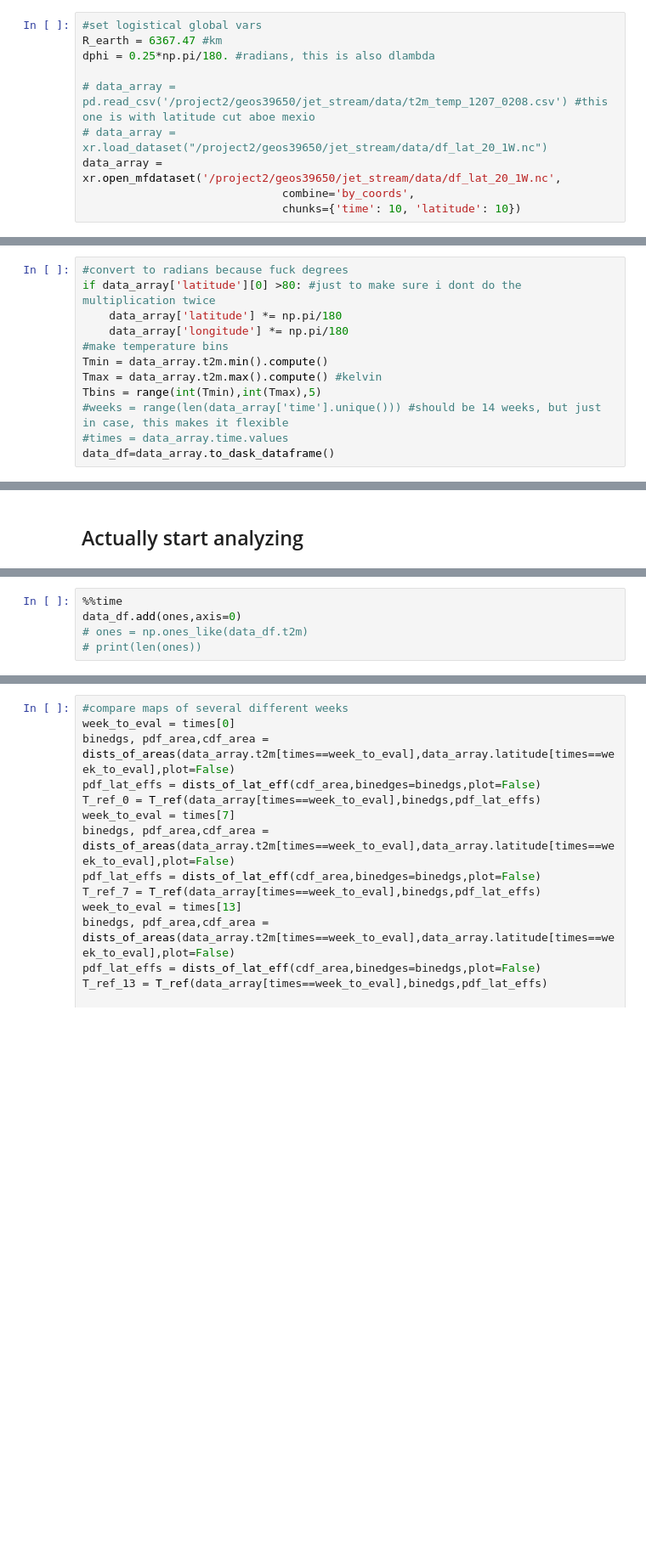
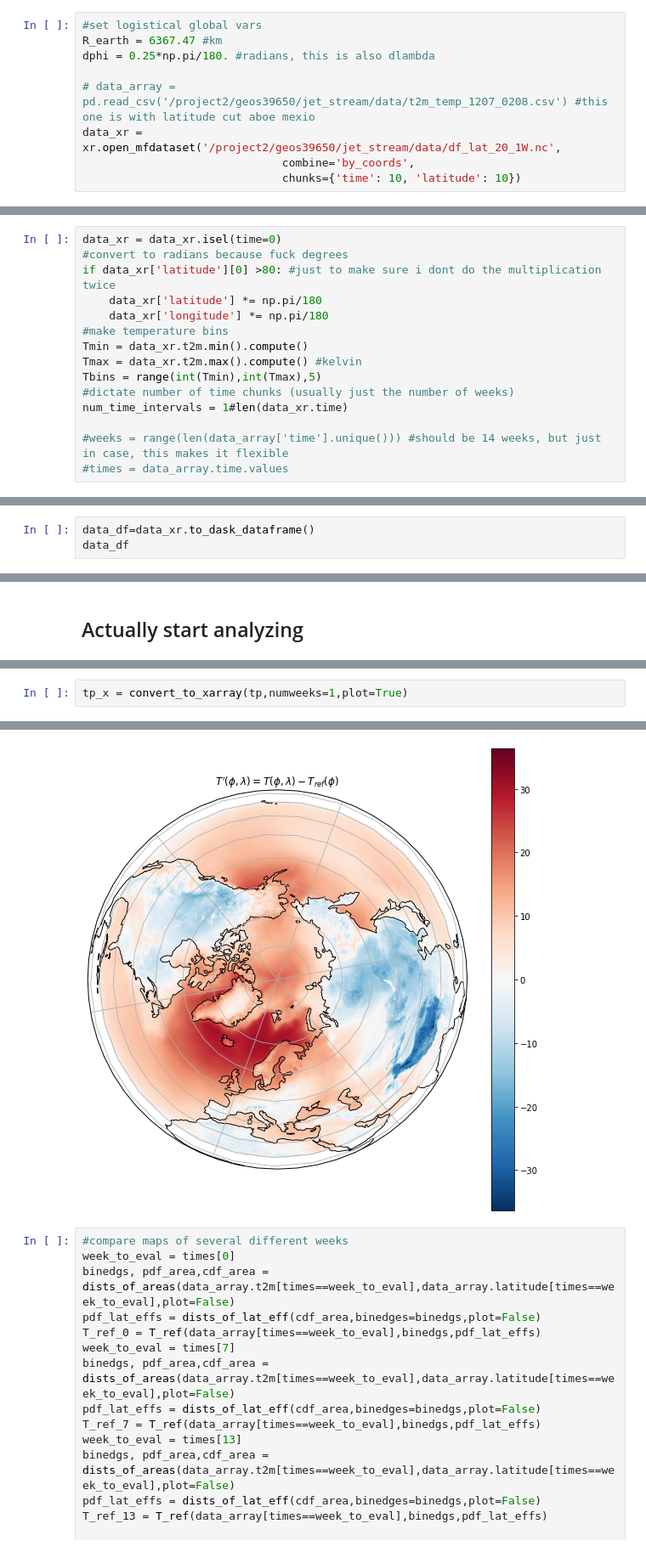
Before and after one commit to geosciences-data-practicum/reanalysis_getter, a Jupyter notebook: analysis/amandas_grid_counting.ipynb, the cells around one changed output, grey strips where cells are left out. Shown at 85% size. Cells and saved outputs as stored; diff of their text form; blank space fills up the shorter version.

Commit message:
add more dask functionality - T' works now :)

```diff
--- a/analysis/amandas_grid_counting.ipynb
+++ b/analysis/amandas_grid_counting.ipynb
@@ -17,21 +17,23 @@ R_earth = 6367.47 #km
 dphi = 0.25*np.pi/180. #radians, this is also dlambda
 
 # data_array = pd.read_csv('/project2/geos39650/jet_stream/data/t2m_temp_1207_0208.csv') #this one is with latitude cut aboe mexio
-# data_array = xr.load_dataset("/project2/geos39650/jet_stream/data/df_lat_20_1W.nc")
-data_array = xr.open_mfdataset('/project2/geos39650/jet_stream/data/df_lat_20_1W.nc',
+data_xr = xr.open_mfdataset('/project2/geos39650/jet_stream/data/df_lat_20_1W.nc',
                               combine='by_coords',
                               chunks={'time': 10, 'latitude': 10})
 # %% [markdown]
 ### Formatting
 # %%
+data_xr = data_xr.isel(time=0)
 #convert to radians because fuck degrees
-if data_array['latitude'][0] >80: #just to make sure i dont do the multiplication twice
-    data_array['latitude'] *= np.pi/180
-    data_array['longitude'] *= np.pi/180
+if data_xr['latitude'][0] >80: #just to make sure i dont do the multiplication twice
+    data_xr['latitude'] *= np.pi/180
+    data_xr['longitude'] *= np.pi/180
 #make temperature bins
-Tmin = data_array.t2m.min().compute()
-Tmax = data_array.t2m.max().compute() #kelvin
+Tmin = data_xr.t2m.min().compute()
+Tmax = data_xr.t2m.max().compute() #kelvin
 Tbins = range(int(Tmin),int(Tmax),5)
+#dictate number of time chunks (usually just the number of weeks)
+num_time_intervals = 1#len(data_xr.time)
+
 #weeks = range(len(data_array['time'].unique())) #should be 14 weeks, but just in case, this makes it flexible
 #times = data_array.time.values
-data_df=data_array.to_dask_dataframe()
@@ -60,0 +40,3 @@ Dask Name: concat-indexed, 14536 tasks
+# %%
+data_df=data_xr.to_dask_dataframe()
+data_df
@@ -198,6 +190 @@ def run_them_all(data_array):
     return Tprime, lat_eff
-# %%
-%%time
-data_df.add(ones,axis=0)
-# ones = np.ones_like(data_df.t2m)
-# print(len(ones))
@@ -257,0 +202,3 @@ globe_plots(tp_x.isel(time=0),contour=True) #oops i think i reshaped wrong/assum
+# %%
+tp_x = convert_to_xarray(tp,numweeks=1,plot=True)
+# %% [output]
@@ -258,3 +206,4 @@ globe_plots(tp_x.isel(time=0),contour=True) #oops i think i reshaped wrong/assum
+[figure, added]
 # %%
 #compare maps of several different weeks
 week_to_eval = times[0]
```
Also changed, not shown: parts of 18 cells of this notebook.
